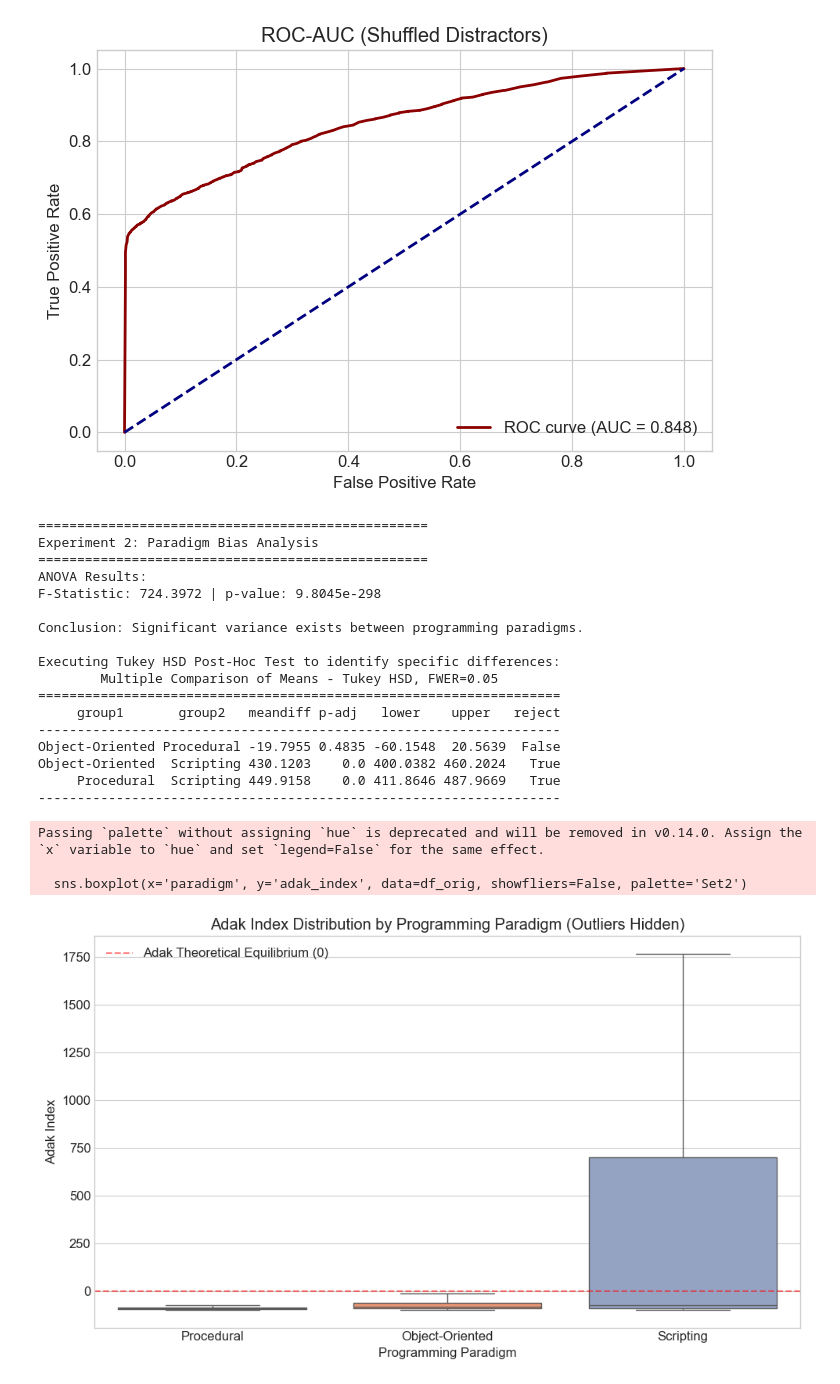
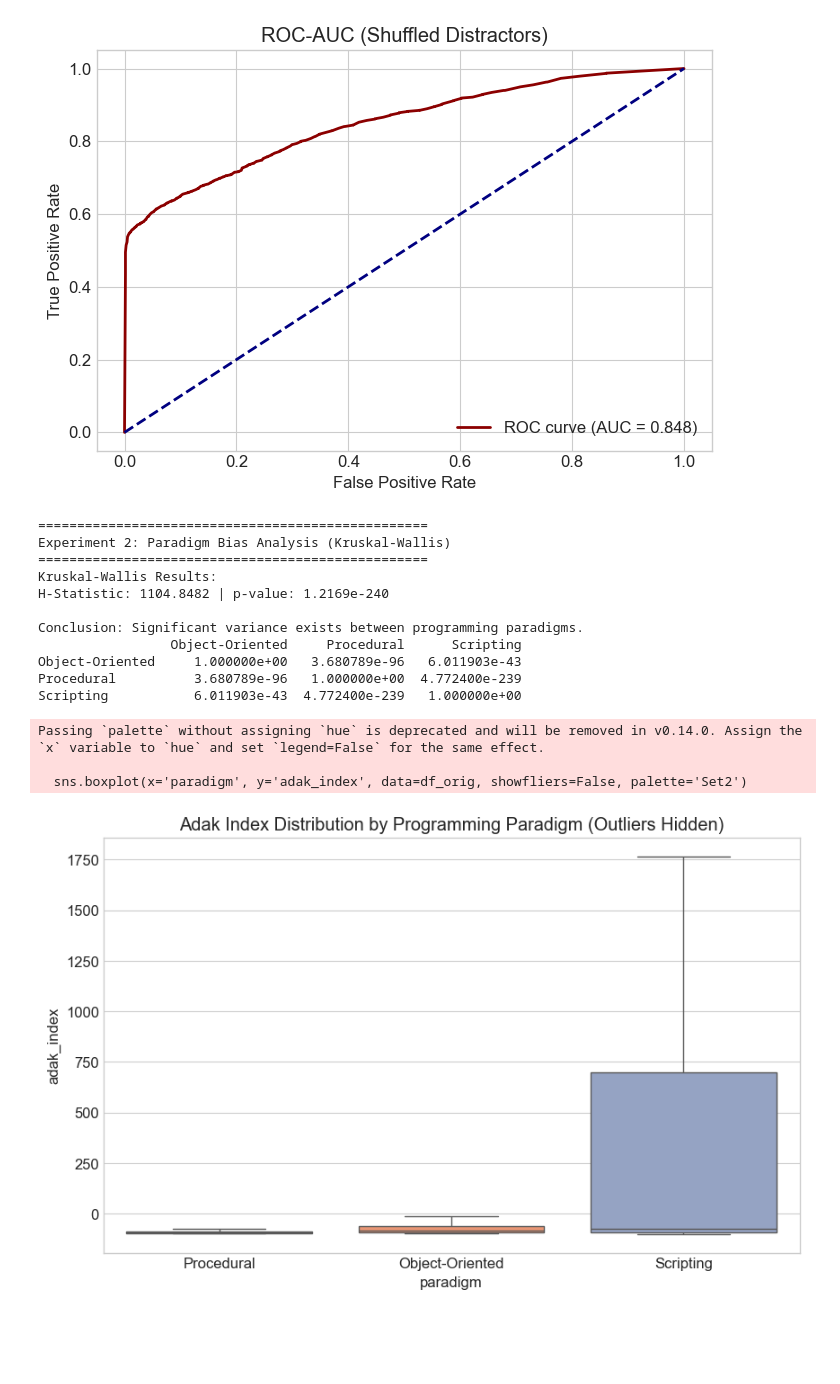
Before and after one commit to natnaelworku02/thesis_preprocessing, a Jupyter notebook: notebooks/05_Statistical_Experiments.ipynb, the cells around one changed output. Saved outputs shown, nothing was run; the diff lists cells and outputs as text; code cells hidden in the pictures; blank space fills up the shorter version.

```diff
--- a/notebooks/05_Statistical_Experiments.ipynb
+++ b/notebooks/05_Statistical_Experiments.ipynb
@@ -170,65 +190,55 @@ Passing `palette` without assigning `hue` is deprecated and will be removed in v
 [figure]
 [figure]
 # %%
-log_result(f"\n{'='*50}\nExperiment 2: Paradigm Bias Analysis\n{'='*50}")
+import scikit_posthocs as sp
 
+log_result(f"\n{'='*50}\nExperiment 2: Paradigm Bias Analysis (Kruskal-Wallis)\n{'='*50}")
+
+# Map languages to programming paradigms
 paradigm_map = {
-    'java': 'Object-Oriented',
-    'ruby': 'Object-Oriented',
+    'java': 'Object-Oriented', 'ruby': 'Object-Oriented',
     'go': 'Procedural',
-    'python': 'Scripting',
-    'javascript': 'Scripting',
-    'php': 'Scripting'
+    'python': 'Scripting', 'javascript': 'Scripting', 'php': 'Scripting'
 }
 df_orig['paradigm'] = df_orig['language'].str.lower().map(paradigm_map)
 
+# Kruskal-Wallis Test
 paradigms = df_orig['paradigm'].dropna().unique()
 adak_groups = [df_orig[df_orig['paradigm'] == p]['adak_index'] for p in paradigms]
 
-f_stat, p_value = stats.f_oneway(*adak_groups)
-log_result(f"ANOVA Results:\nF-Statistic: {f_stat:.4f} | p-value: {p_value:.4e}\n")
+h_stat, p_value = stats.kruskal(*adak_groups)
+log_result(f"Kruskal-Wallis Results:\nH-Statistic: {h_stat:.4f} | p-value: {p_value:.4e}\n")
 
 if p_value < 0.05:
     log_result("Conclusion: Significant variance exists between programming paradigms.")
-    log_result("\nExecuting Tukey HSD Post-Hoc Test to identify specific differences:")
-    tukey_results = pairwise_tukeyhsd(endog=df_orig['adak_index'], groups=df_orig['paradigm'], alpha=0.05)
-    log_result(str(tukey_results))
+    # Dunn's Post-Hoc Test
+    dunn_results = sp.posthoc_dunn(df_orig, val_col='adak_index', group_col='paradigm', p_adjust='bonferroni')
+    log_result(str(dunn_results))
 else:
     log_result("Conclusion: No significant variance between paradigms.")
 
+# Visualization
 plt.figure(figsize=(10, 6))
 sns.boxplot(x='paradigm', y='adak_index', data=df_orig, showfliers=False, palette='Set2')
 plt.title('Adak Index Distribution by Programming Paradigm (Outliers Hidden)')
-plt.xlabel('Programming Paradigm')
-plt.ylabel('Adak Index')
-plt.axhline(0, color='red', linestyle='--', alpha=0.5, label='Adak Theoretical Equilibrium (0)')
-plt.legend()
-
-plt.tight_layout()
 plt.savefig(os.path.join(FIGURES_DIR, "Exp2_Paradigm_Bias.png"), dpi=300, bbox_inches='tight')
 plt.show()
 # %% [output]
 ==================================================
-Experiment 2: Paradigm Bias Analysis
+Experiment 2: Paradigm Bias Analysis (Kruskal-Wallis)
 ==================================================
-ANOVA Results:
-F-Statistic: 724.3972 | p-value: 9.8045e-298
+Kruskal-Wallis Results:
+H-Statistic: 1104.8482 | p-value: 1.2169e-240
 
 Conclusion: Significant variance exists between programming paradigms.
-
-Executing Tukey HSD Post-Hoc Test to identify specific differences:
-        Multiple Comparison of Means - Tukey HSD, FWER=0.05
-===================================================================
-     group1       group2   meandiff p-adj   lower    upper   reject
--------------------------------------------------------------------
-Object-Oriented Procedural -19.7955 0.4835 -60.1548  20.5639  False
-Object-Oriented  Scripting 430.1203    0.0 400.0382 460.2024   True
-     Procedural  Scripting 449.9158    0.0 411.8646 487.9669   True
--------------------------------------------------------------------
+                 Object-Oriented     Procedural      Scripting
+Object-Oriented     1.000000e+00   3.680789e-96   6.011903e-43
+Procedural          3.680789e-96   1.000000e+00  4.772400e-239
+Scripting           6.011903e-43  4.772400e-239   1.000000e+00
 Passing `palette` without assigning `hue` is deprecated and will be removed in v0.14.0. Assign the `x` variable to `hue` and set `legend=False` for the same effect.
 
   sns.boxplot(x='paradigm', y='adak_index', data=df_orig, showfliers=False, palette='Set2')
-[figure, old version]
+[figure, new version]
 # %%
 log_result(f"\n{'='*50}\nExperiment 3: Complexity Threshold Analysis\n{'='*50}")
 
```
Also changed, not shown: parts of 2 cells of this notebook, 9 other files.
